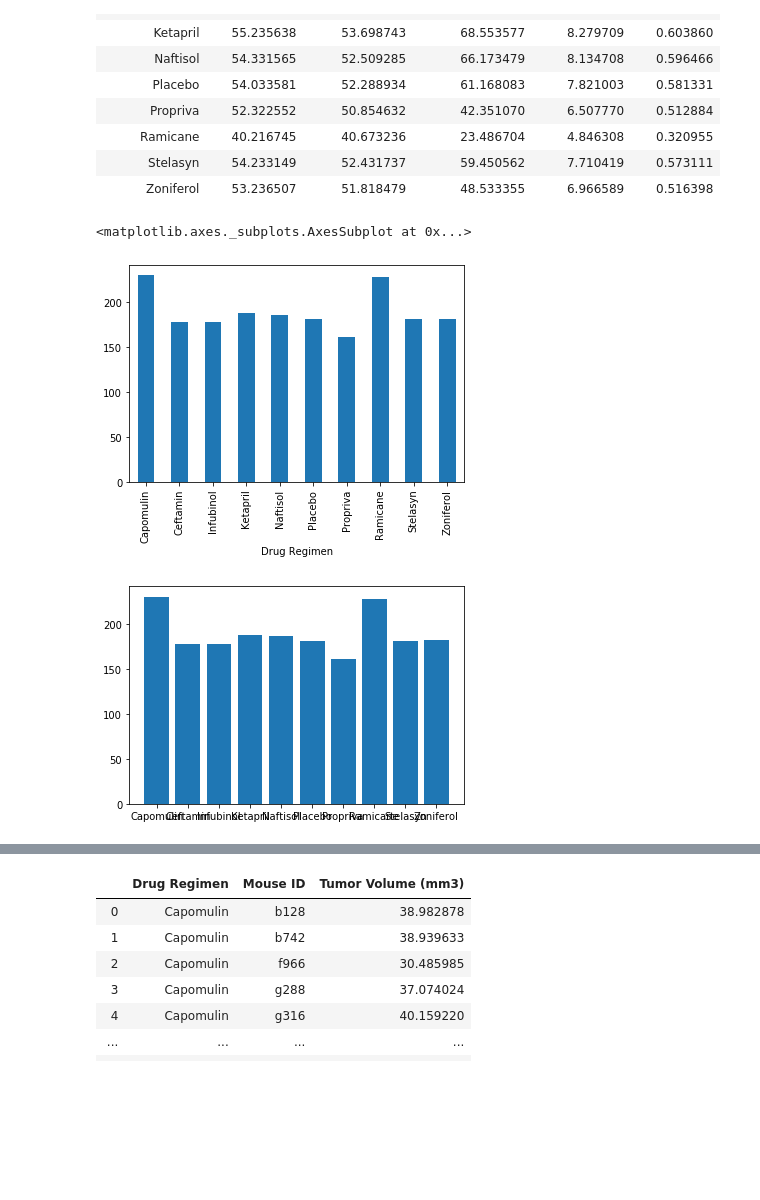
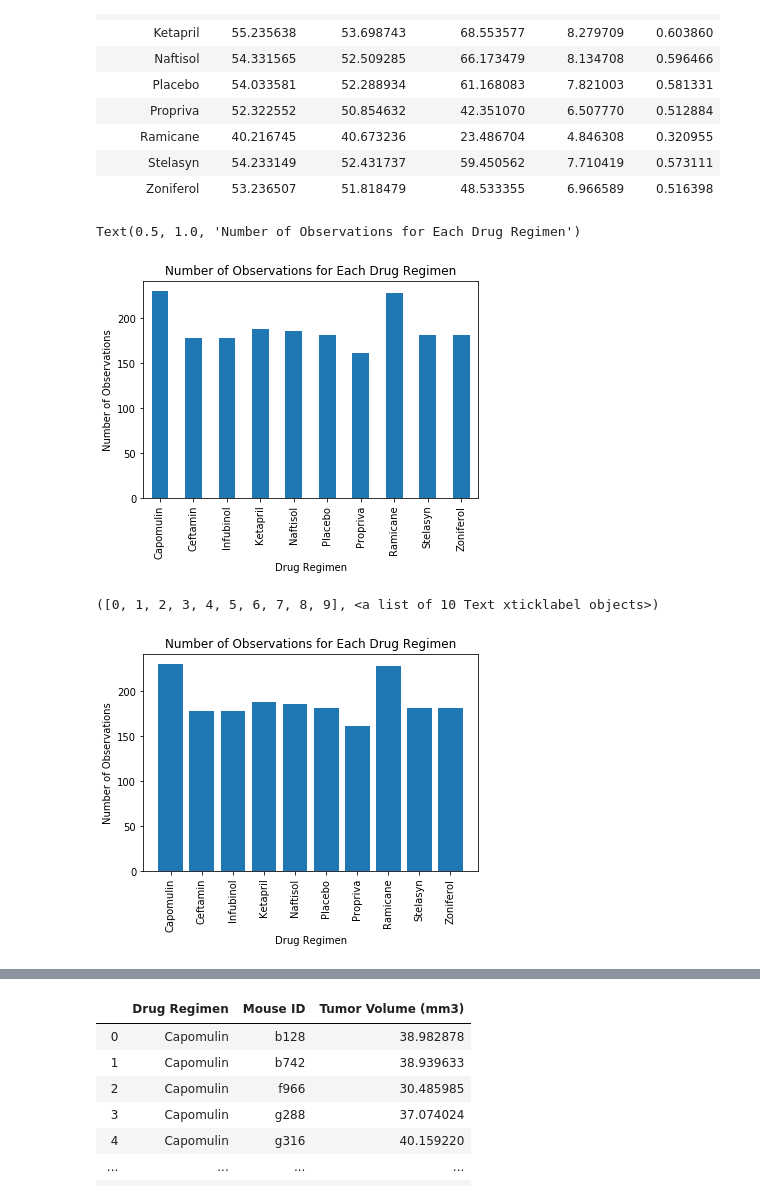
Before and after one commit to PaulBernert/UA_Homework_5, a Jupyter notebook: Bernert_.ipynb, the cells around one changed output, grey strips where cells are left out. Drawn from its saved outputs; the diff is of its cells as text; code cells hidden in the pictures; blank space fills up the shorter version.

Commit message:
labels to charts

```diff
--- a/Bernert_.ipynb
+++ b/Bernert_.ipynb
@@ -61,9 +50,11 @@ tumor_summary
 # Generate a bar plot showing number of data points for each treatment regimen using pandas
 regimen_count = regimen_group['Mouse ID'].count()
 regimen_count.plot(kind="bar")
+plt.ylabel("Number of Observations")
+plt.title("Number of Observations for Each Drug Regimen")
 # %% [output]
-<matplotlib.axes._subplots.AxesSubplot at 0x...>
+Text(0.5, 1.0, 'Number of Observations for Each Drug Regimen')
-[figure, old version]
+[figure, new version]
 # %%
 #  Lists
 regimen_list = regimen_count.index.to_list()
@@ -71,9 +63,13 @@ best_regimens = ['Capomulin','Ceftamin','Propriva','Ramicane']
 # %%
 # Generate a bar plot showing number of data points for each treatment regimen using pyplot
 plt.bar(regimen_list, regimen_count)
-print()
+plt.xlabel("Drug Regimen")
+plt.ylabel("Number of Observations")
+plt.title("Number of Observations for Each Drug Regimen")
+plt.xticks(rotation='vertical')
 # %% [output]
+([0, 1, 2, 3, 4, 5, 6, 7, 8, 9], <a list of 10 Text xticklabel objects>)
-[figure, old version]
+[figure, new version]
 # %%
 # Generate a pie plot showing the distribution of female versus male mice using pandas
 gender_output = gender_group['Mouse ID'].unique()
```
Also changed, not shown: parts of 9 cells of this notebook.
